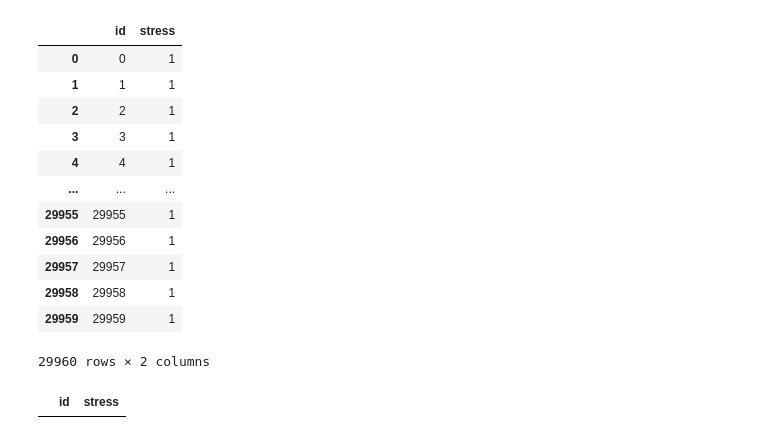
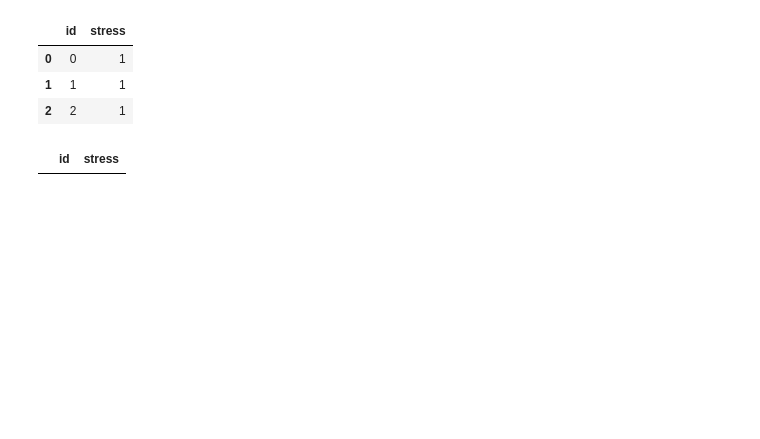
Before and after one commit to cupiscube/stress_in_russian_words, a Jupyter notebook: analize.ipynb, the cells around one changed output. Cells and saved outputs as stored; diff of their text form; code cells hidden in the pictures; blank space fills up the shorter version.

```diff
--- a/analize.ipynb
+++ b/analize.ipynb
@@ -26,20 +14,11 @@ ds.head(20)
 # %%
 ds_ss = pd.read_csv('./data/sample_submission.csv')
-ds_ss
+ds_ss.head(3)
 # %% [output]
 |  | id | stress |
 | 0 | 0 | 1 |
 | 1 | 1 | 1 |
 | 2 | 2 | 1 |
-| 3 | 3 | 1 |
-| 4 | 4 | 1 |
-| ... | ... | ... |
-| 29955 | 29955 | 1 |
-| 29956 | 29956 | 1 |
-| 29957 | 29957 | 1 |
-| 29958 | 29958 | 1 |
-| 29959 | 29959 | 1 |
-29960 rows × 2 columns
 # %%
 ds_ss.loc[ds_ss['stress'] != 1]
 # %% [output]
```
Also changed, not shown: parts of 52 cells of this notebook.
